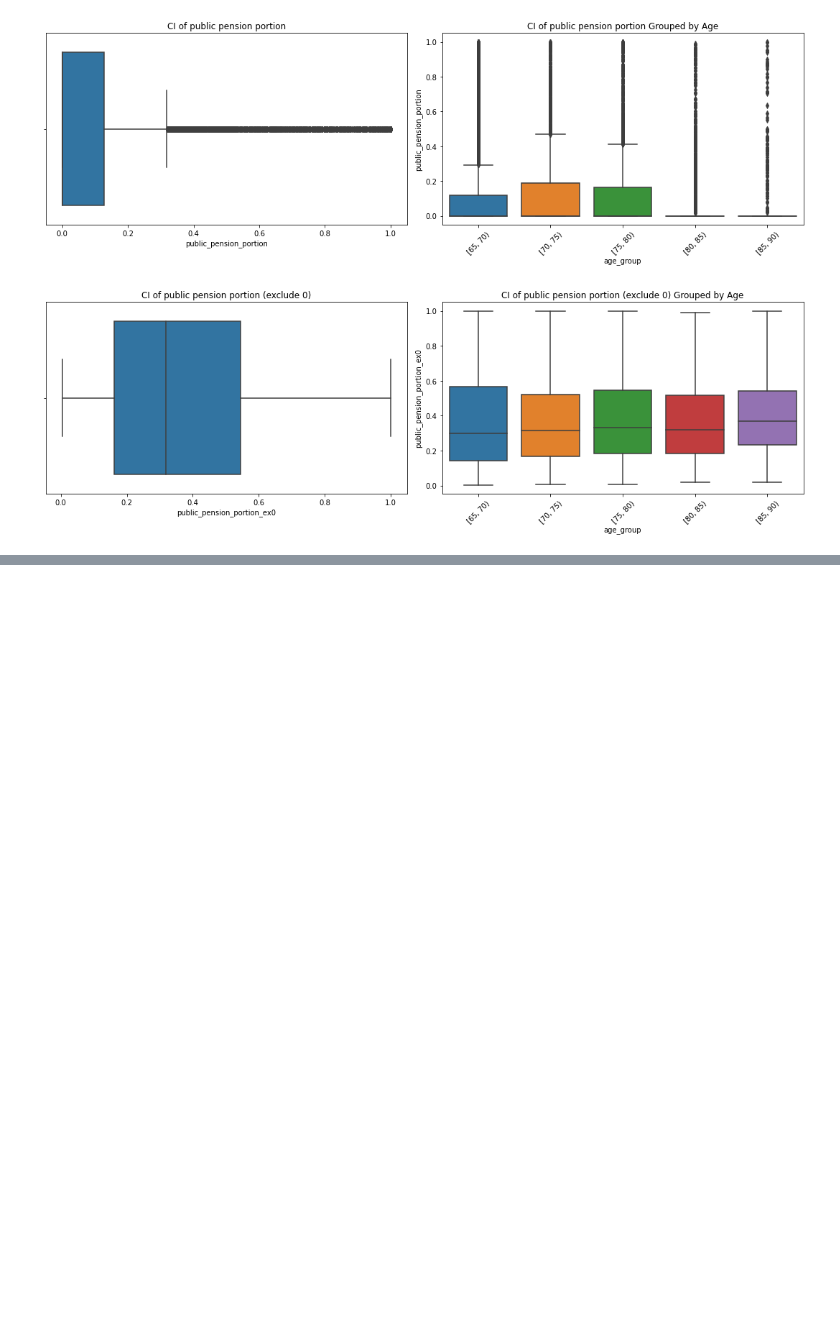
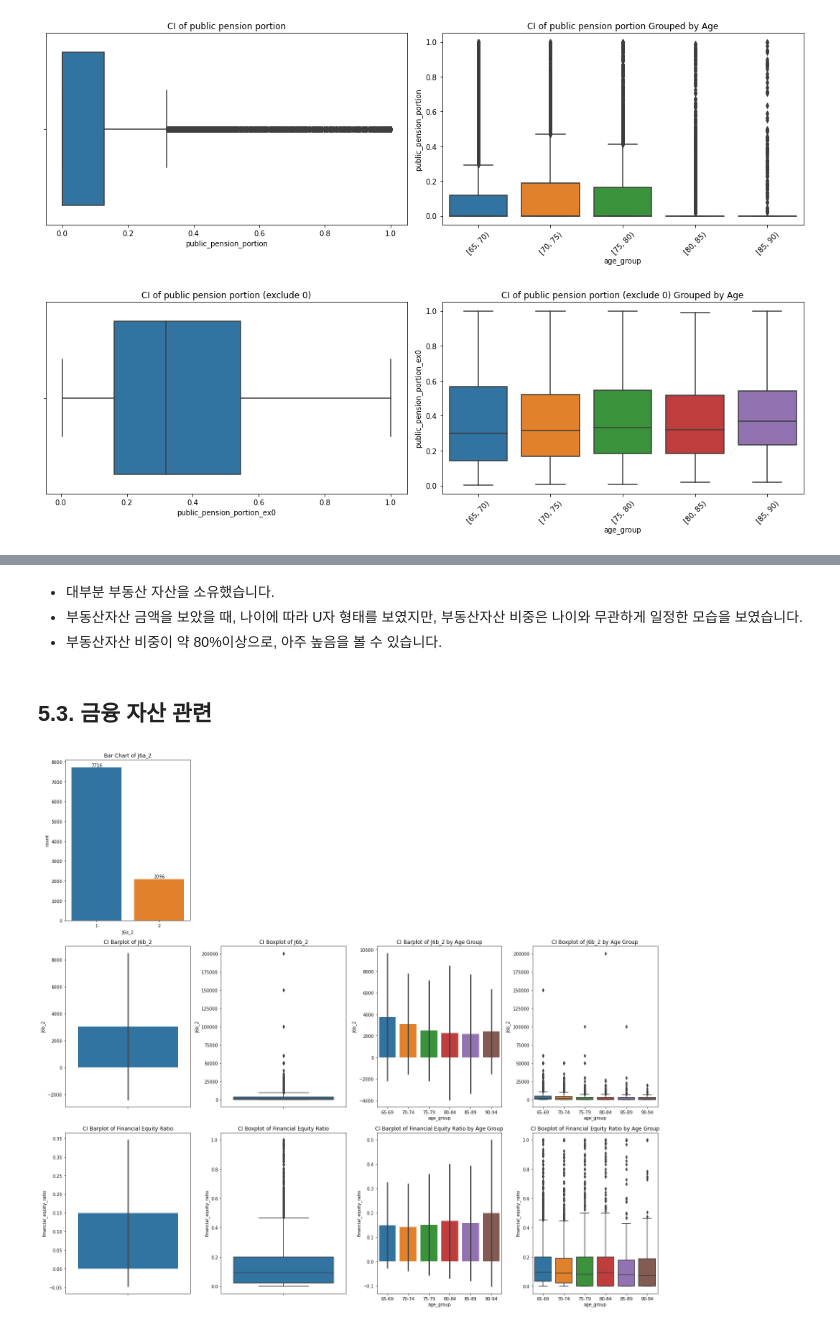
Before and after one commit to minwukim/KDI---Financial-Distress, a Jupyter notebook: Basic Data Analysis - 연령구간별 성향 분석.ipynb, the cells around one changed output, grey strips where cells are left out. Cells and saved outputs as stored; diff of their text form; code cells hidden in the pictures; blank space fills up the shorter version.

```diff
--- a/Basic Data Analysis - 연령구간별 성향 분석.ipynb
+++ b/Basic Data Analysis - 연령구간별 성향 분석.ipynb
@@ -882,0 +1039,51 @@ plt.show()
+# %% [markdown]
+- 대부분 부동산 자산을 소유했습니다.
+- 부동산자산 금액을 보았을 때, 나이에 따라 U자 형태를 보였지만, 부동산자산 비중은 나이와 무관하게 일정한 모습을 보였습니다.
+- 부동산자산 비중이 약 80%이상으로, 아주 높음을 볼 수 있습니다.
+# %% [markdown]
+## 5.3. 금융 자산 관련
+# %%
+# Setting up the subplots
+fig, axes = plt.subplots(3, 4, figsize=(20, 18))
+# Fig 1: Bar chart of J6a_2 with values 1 and 2
+sns.countplot(x='J6a_2', data=df, ax=axes[0, 0])
+axes[0, 0].set_title('Bar Chart of J6a_2')
+
+# Adding counts to the bar chart
+for p in axes[0, 0].patches:
+    axes[0, 0].annotate(f'{int(p.get_height())}',
+                        (p.get_x() + p.get_width() / 2., p.get_height()),
+                        ha='center', va='center',
+                        xytext=(0, 5), textcoords='offset points')
+
+# Fig 2: CI barplot of J6b_1 grouped as a whole
+sns.barplot(data=df, y='J6b_2', ci="sd", ax=axes[1, 0])
+axes[1, 0].set_title('CI Barplot of J6b_2')
+# Fig 3: CI boxplot of J6b_1 grouped as a whole
+sns.boxplot(data=df, y='J6b_2', ax=axes[1, 1])
+axes[1, 1].set_title('CI Boxplot of J6b_2')
+# Fig 4: CI barplot of J6b_1 grouped by RES_AGE with interval of 5
+sns.barplot(x='age_group', y='J6b_2', data=df, ci="sd", ax=axes[1, 2])
+axes[1, 2].set_title('CI Barplot of J6b_2 by Age Group')
+# Fig 5: CI boxplot of J6b_1 grouped by RES_AGE with interval of 5
+sns.boxplot(x='age_group', y='J6b_2', data=df, ax=axes[1, 3])
+axes[1, 3].set_title('CI Boxplot of J6b_2 by Age Group')
+# Fig 6: CI barplot of property_equity_ratio grouped as a whole
+sns.barplot(data=df, y='financial_equity_ratio', ci="sd", ax=axes[2, 0])
+axes[2, 0].set_title('CI Barplot of Financial Equity Ratio')
+# Fig 7: CI boxplot of property_equity_ratio grouped as a whole
+sns.boxplot(data=df, y='financial_equity_ratio', ax=axes[2, 1])
+axes[2, 1].set_title('CI Boxplot of Financial Equity Ratio')
+# Fig 8: CI barplot of property_equity_ratio grouped by RES_AGE with interval of 5
+sns.barplot(x='age_group', y='financial_equity_ratio', data=df, ci="sd", ax=axes[2, 2])
+axes[2, 2].set_title('CI Barplot of Financial Equity Ratio by Age Group')
+# Fig 9: CI boxplot of property_equity_ratio grouped by RES_AGE with interval of 5
+sns.boxplot(x='age_group', y='financial_equity_ratio', data=df, ax=axes[2, 3])
+axes[2, 3].set_title('CI Boxplot of Financial Equity Ratio by Age Group')
+# Removing the empty subplots
+for i in range(1, 4):
+    fig.delaxes(axes[0, i])
+plt.tight_layout()
+plt.show()
+# %% [output]
+[figure, added]
```
Also changed, not shown: parts of 27 cells of this notebook.
